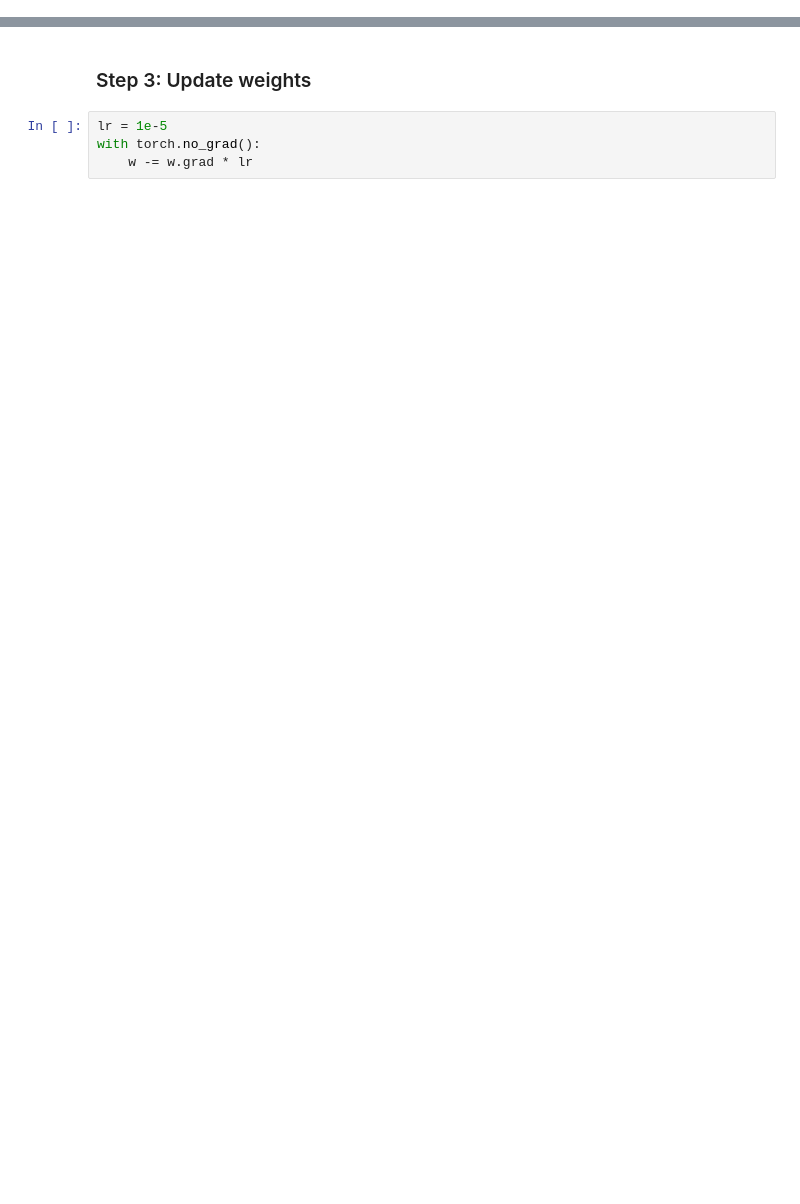
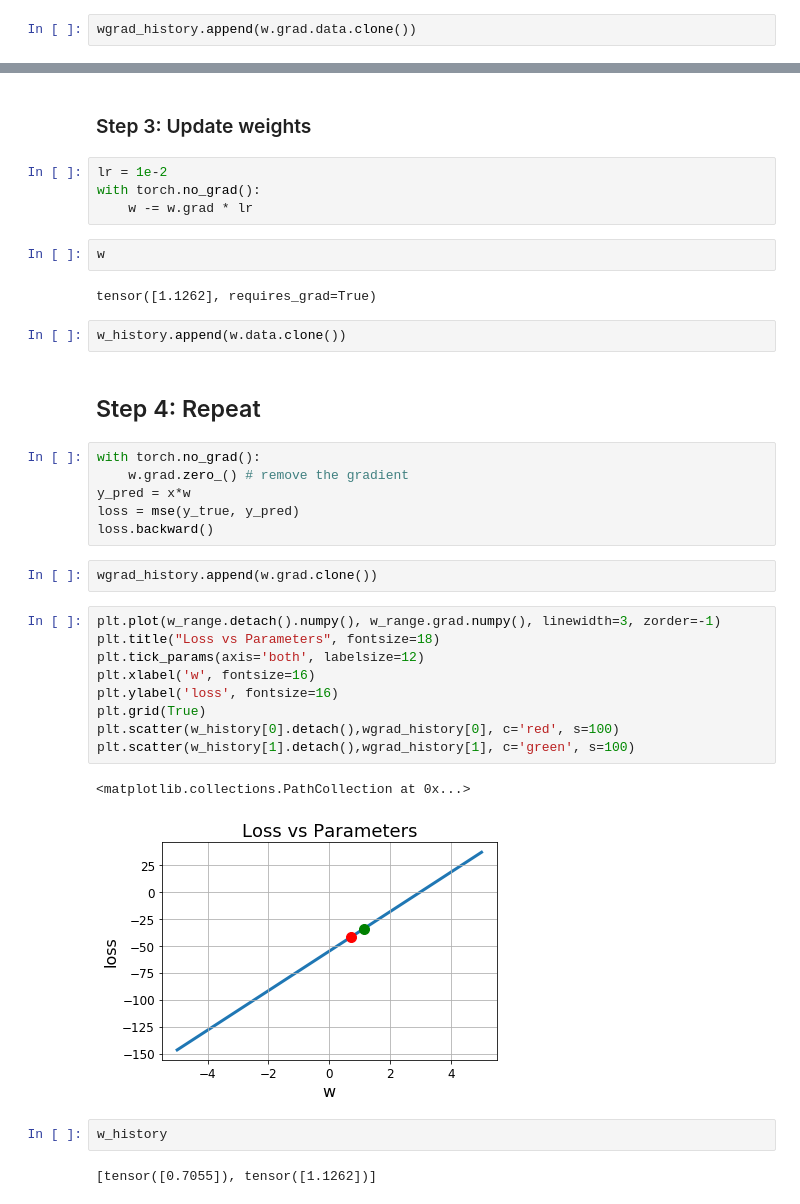
Before and after one commit to KinWaiCheuk/Learning, a Jupyter notebook: GradientDescent/Linear Regression Step by Step analysis.ipynb, the cells around one changed output, grey strips where cells are left out. Saved outputs shown, nothing was run; the diff lists cells and outputs as text; blank space fills up the shorter version.

```diff
--- a/GradientDescent/Linear Regression Step by Step analysis.ipynb
+++ b/GradientDescent/Linear Regression Step by Step analysis.ipynb
@@ -82,0 +85,2 @@ tensor([-38.8060])
+# %%
+wgrad_history.append(w.grad.data.clone())
@@ -83,6 +91,38 @@ tensor([-38.8060])
 # %% [markdown]
 ### Step 3: Update weights
 # %%
-lr = 1e-5
+lr = 1e-2
 with torch.no_grad():
     w -= w.grad * lr
+# %%
+w
+# %% [output]
+tensor([1.1262], requires_grad=True)
+# %%
+w_history.append(w.data.clone())
+# %% [markdown]
+## Step 4: Repeat
+# %%
+with torch.no_grad():
+    w.grad.zero_() # remove the gradient
+y_pred = x*w
+loss = mse(y_true, y_pred)
+loss.backward()
+# %%
+wgrad_history.append(w.grad.clone())
+# %%
+plt.plot(w_range.detach().numpy(), w_range.grad.numpy(), linewidth=3, zorder=-1)
+plt.title("Loss vs Parameters", fontsize=18)
+plt.tick_params(axis='both', labelsize=12)
+plt.xlabel('w', fontsize=16)
+plt.ylabel('loss', fontsize=16)
+plt.grid(True)
+plt.scatter(w_history[0].detach(),wgrad_history[0], c='red', s=100)
+plt.scatter(w_history[1].detach(),wgrad_history[1], c='green', s=100)
+# %% [output]
+<matplotlib.collections.PathCollection at 0x...>
+[figure, added]
+# %%
+w_history
+# %% [output]
+[tensor([0.7055]), tensor([1.1262])]
```
Also changed, not shown: parts of 7 cells of this notebook.
